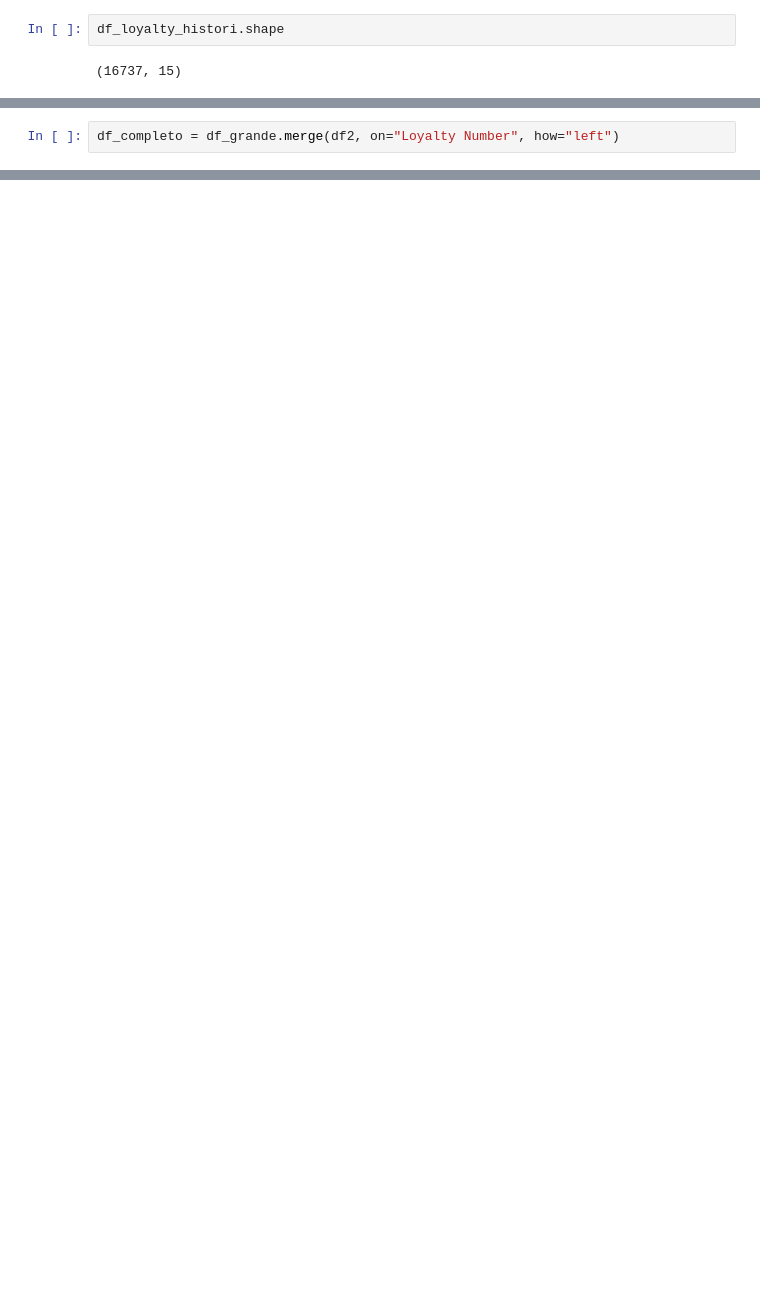
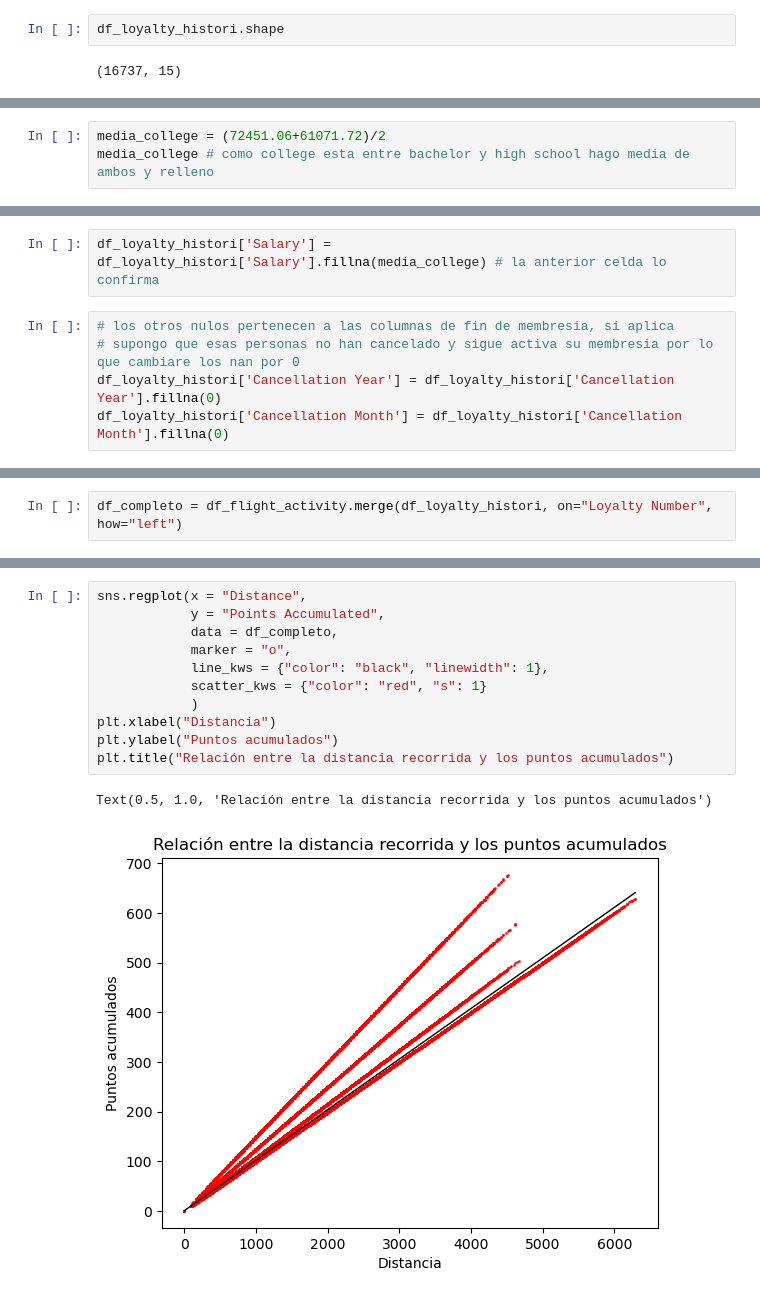
Before and after one commit to Adalab/bda-modulo-3-evaluacion-final-Miriam-pb, a Jupyter notebook: evaluación_mod_3.ipynb, the cells around one changed output, grey strips where cells are left out. Saved outputs shown, nothing was run; the diff lists cells and outputs as text; blank space fills up the shorter version.

```diff
--- a/evaluación_mod_3.ipynb
+++ b/evaluación_mod_3.ipynb
@@ -158,0 +182,3 @@ df["Salary"] = df["Salary"].fillna(df.groupby("Education")["Salary"].transform("
+# %%
+media_college = (72451.06+61071.72)/2
+media_college # como college esta entre bachelor y high school hago media de ambos y relleno
@@ -158,0 +190,7 @@ df["Salary"] = df["Salary"].fillna(df.groupby("Education")["Salary"].transform("
+# %%
+df_loyalty_histori['Salary'] = df_loyalty_histori['Salary'].fillna(media_college) # la anterior celda lo confirma
+# %%
+# los otros nulos pertenecen a las columnas de fin de membresia, si aplica
+# supongo que esas personas no han cancelado y sigue activa su membresia por lo que cambiare los nan por 0
+df_loyalty_histori['Cancellation Year'] = df_loyalty_histori['Cancellation Year'].fillna(0)
+df_loyalty_histori['Cancellation Month'] = df_loyalty_histori['Cancellation Month'].fillna(0)
@@ -159,2 +218,2 @@ df["Salary"] = df["Salary"].fillna(df.groupby("Education")["Salary"].transform("
 # %%
-df_completo = df_grande.merge(df2, on="Loyalty Number", how="left")
+df_completo = df_flight_activity.merge(df_loyalty_histori, on="Loyalty Number", how="left")
@@ -160,0 +312,14 @@ df_completo = df_grande.merge(df2, on="Loyalty Number", how="left")
+# %%
+sns.regplot(x = "Distance",
+            y = "Points Accumulated",
+            data = df_completo,
+            marker = "o",
+            line_kws = {"color": "black", "linewidth": 1},
+            scatter_kws = {"color": "red", "s": 1}
+            )
+plt.xlabel("Distancia")
+plt.ylabel("Puntos acumulados")
+plt.title("Relación entre la distancia recorrida y los puntos acumulados")
+# %% [output]
+Text(0.5, 1.0, 'Relación entre la distancia recorrida y los puntos acumulados')
+[figure, added]
```
Also changed, not shown: parts of 55 cells of this notebook, 1 other file.
